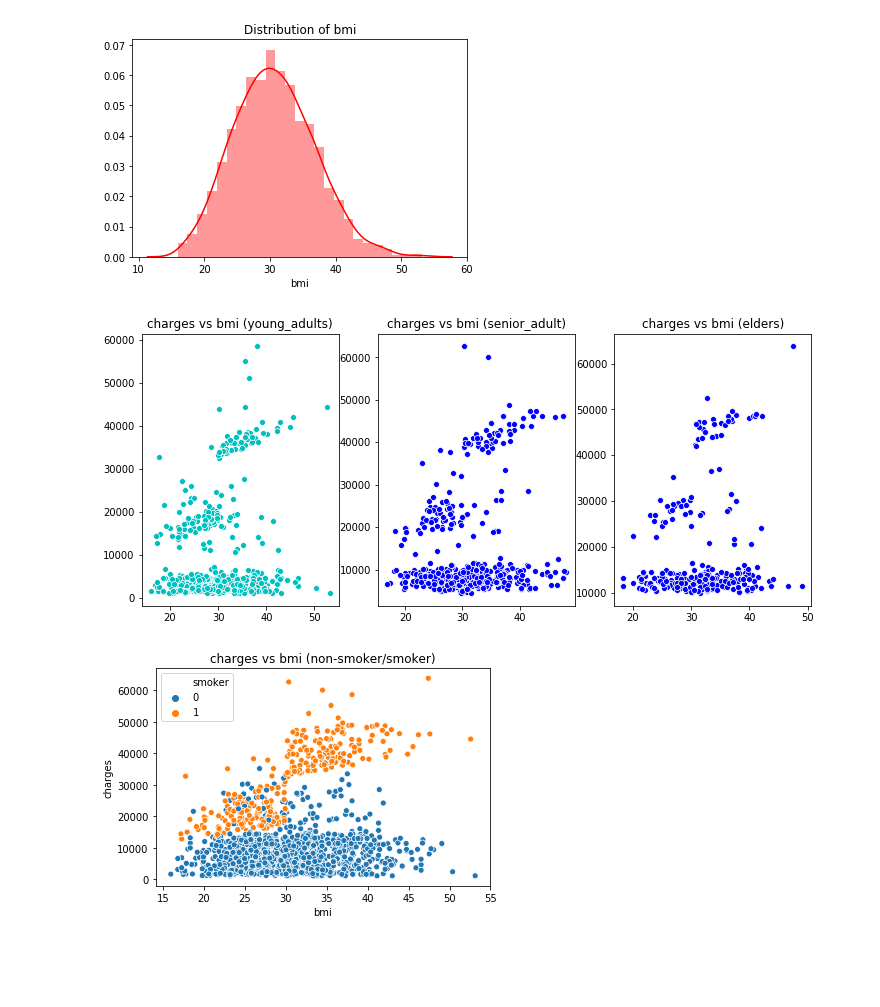
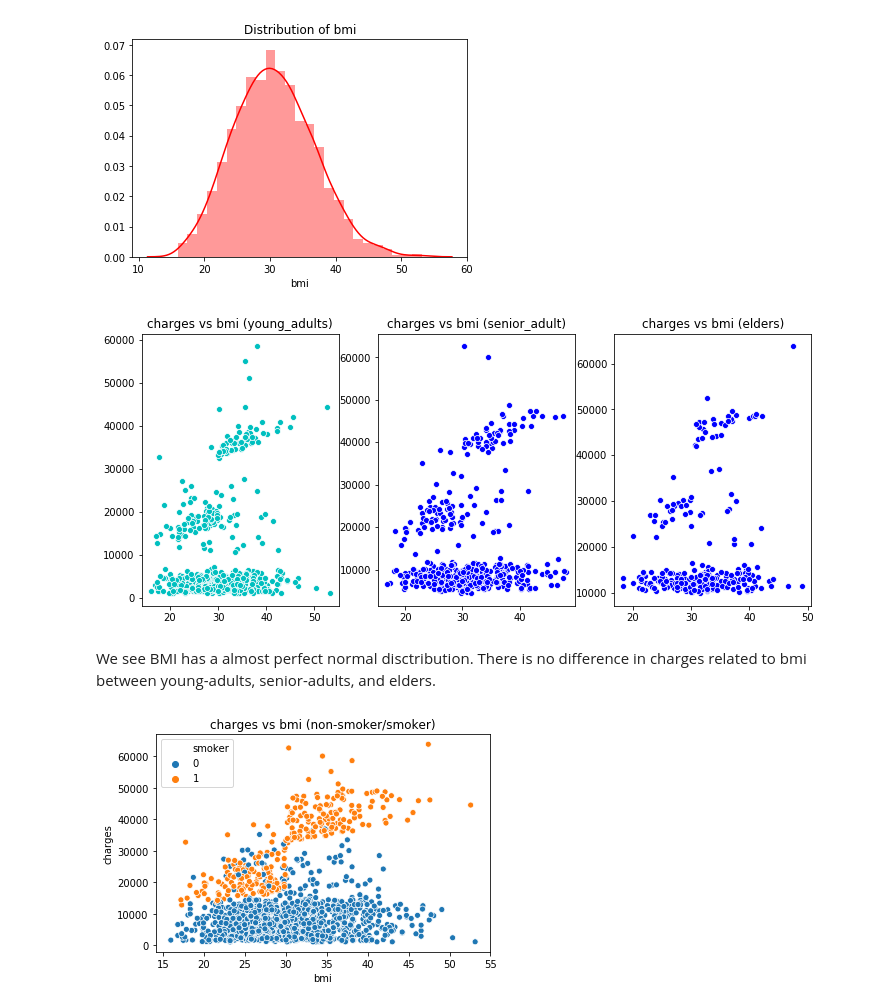
Before and after one commit to mkung8889/ML_Regression, a Jupyter notebook: eda_regressions.ipynb, the cells around one changed output. Saved outputs shown, nothing was run; the diff lists cells and outputs as text; code cells hidden in the pictures; blank space fills up the shorter version.

```diff
--- a/eda_regressions.ipynb
+++ b/eda_regressions.ipynb
@@ -135,13 +138,19 @@ sns.distplot(df.age)
 plt.title('Distibution of: age')
 plt.show()
 print(df.age.describe())
+print("")
+young_adult = df.loc[(df['age']>=18) & (df['age']<=35)]
+senior_adult = df.loc[(df['age']>=36) & (df['age']<=53)]
+elder = df.loc[(df['age']>=54)]
+
 print("""young adult (18-35): {}
 senior adult (36-53): {}
 elder (54+): {}
-""".format(df['age'].loc[(df['age']>=18) & (df['age']<35)].count(),
-           df['age'].loc[(df['age']>=36) & (df['age']<53)].count(),
-           df['age'].loc[(df['age']>=54)].count()
+""".format(young_adult['age'].count(),
+           senior_adult['age'].count(),
+           elder['age'].count()
           ))
+
 for i in range(18,22):
     print('age {}:'.format(i), df['age'].loc[df['age']==i].count())
 # %% [output]
@@ -182,23 +232,19 @@ plt.show()
 # %% [output]
 [figure]
 # %%
-young_adults = df.loc[(df['age']>=18) & (df['age']<35)]
-senior_adult = df.loc[(df['age']>=36) & (df['age']<53)]
-elders = df.loc[(df['age']>=54)]
-
 f= plt.figure(figsize=(12,5))
 
 ax1=f.add_subplot(131)
-sns.scatterplot(x=young_adults['bmi'].values, y=young_adults['charges'].values,color='c',ax=ax1)
+sns.scatterplot(x=young_adult['bmi'].values, y=young_adult['charges'].values,color='c',ax=ax1)
 ax1.set_title('charges vs bmi (young_adults)')
 
 ax2=f.add_subplot(132)
 sns.scatterplot(x=senior_adult['bmi'].values, y=senior_adult['charges'].values,color='b',ax=ax2)
 ax2.set_title('charges vs bmi (senior_adult)')
 
 ax3=f.add_subplot(133)
-sns.scatterplot(x=elders['bmi'].values, y=elders['charges'].values,color='b',ax=ax3)
+sns.scatterplot(x=elder['bmi'].values, y=elder['charges'].values,color='b',ax=ax3)
 ax3.set_title('charges vs bmi (elders)')
 plt.show()
 # %% [output]
-[figure, old version]
+[figure, new version]
@@ -207,3 +251,5 @@ young_adults = df.loc[(df['age']>=18) & (df['age']<35)]
+# %% [markdown]
+We see BMI has a almost perfect normal disctribution. There is no difference in charges related to bmi between young-adults, senior-adults, and elders.
 # %%
 sns.scatterplot(x='bmi', y='charges', hue='smoker', data=df)
 plt.title('charges vs bmi (non-smoker/smoker)')
```
Also changed, not shown: parts of 43 cells of this notebook.
